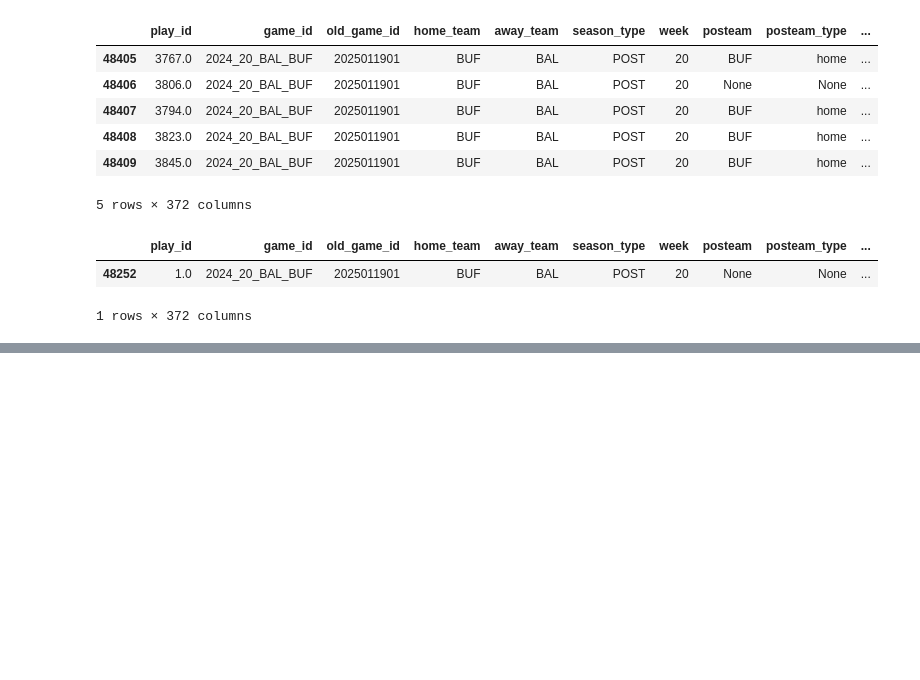
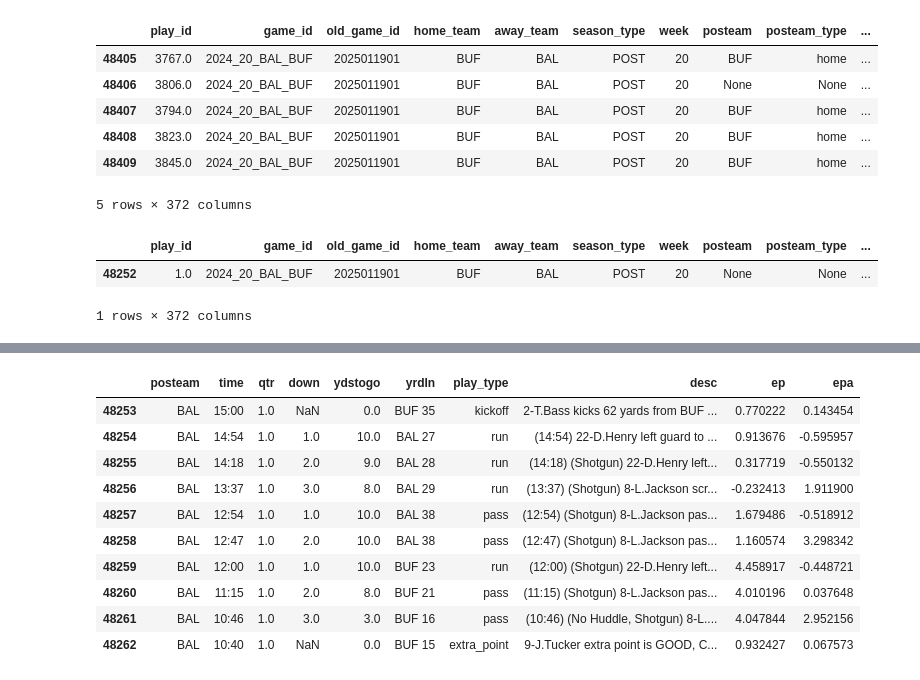
Before and after one commit to Biggels/NFL-Expected-Points, a Jupyter notebook: explore.ipynb, the cells around one changed output, grey strips where cells are left out. Cells and saved outputs as stored; diff of their text form; code cells hidden in the pictures; blank space fills up the shorter version.

```diff
--- a/explore.ipynb
+++ b/explore.ipynb
@@ -136,0 +281,14 @@ game.loc[[48403], ['play_id','time','down','ydstogo','yrdln','play_type','desc',
+# %%
+game.loc[game['drive']==1, ['posteam','time','qtr','down','ydstogo','yrdln','play_type','desc','ep','epa']]
+# %% [output]
+|  | posteam | time | qtr | down | ydstogo | yrdln | play_type | desc | ep | epa |
+| 48253 | BAL | 15:00 | 1.0 | NaN | 0.0 | BUF 35 | kickoff | 2-T.Bass kicks 62 yards from BUF ... | 0.770222 | 0.143454 |
+| 48254 | BAL | 14:54 | 1.0 | 1.0 | 10.0 | BAL 27 | run | (14:54) 22-D.Henry left guard to ... | 0.913676 | -0.595957 |
+| 48255 | BAL | 14:18 | 1.0 | 2.0 | 9.0 | BAL 28 | run | (14:18) (Shotgun) 22-D.Henry left... | 0.317719 | -0.550132 |
+| 48256 | BAL | 13:37 | 1.0 | 3.0 | 8.0 | BAL 29 | run | (13:37) (Shotgun) 8-L.Jackson scr... | -0.232413 | 1.911900 |
+| 48257 | BAL | 12:54 | 1.0 | 1.0 | 10.0 | BAL 38 | pass | (12:54) (Shotgun) 8-L.Jackson pas... | 1.679486 | -0.518912 |
+| 48258 | BAL | 12:47 | 1.0 | 2.0 | 10.0 | BAL 38 | pass | (12:47) (Shotgun) 8-L.Jackson pas... | 1.160574 | 3.298342 |
+| 48259 | BAL | 12:00 | 1.0 | 1.0 | 10.0 | BUF 23 | run | (12:00) (Shotgun) 22-D.Henry left... | 4.458917 | -0.448721 |
+| 48260 | BAL | 11:15 | 1.0 | 2.0 | 8.0 | BUF 21 | pass | (11:15) (Shotgun) 8-L.Jackson pas... | 4.010196 | 0.037648 |
+| 48261 | BAL | 10:46 | 1.0 | 3.0 | 3.0 | BUF 16 | pass | (10:46) (No Huddle, Shotgun) 8-L.... | 4.047844 | 2.952156 |
+| 48262 | BAL | 10:40 | 1.0 | NaN | 0.0 | BUF 15 | extra_point | 9-J.Tucker extra point is GOOD, C... | 0.932427 | 0.067573 |
```
Also changed, not shown: parts of 20 cells of this notebook.
